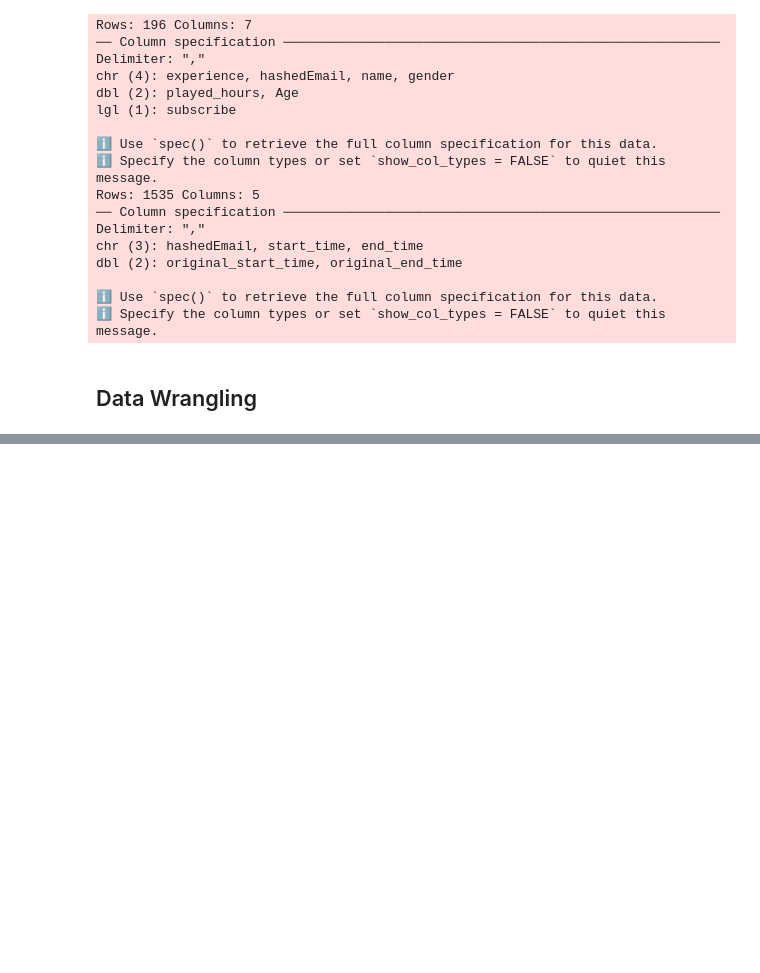
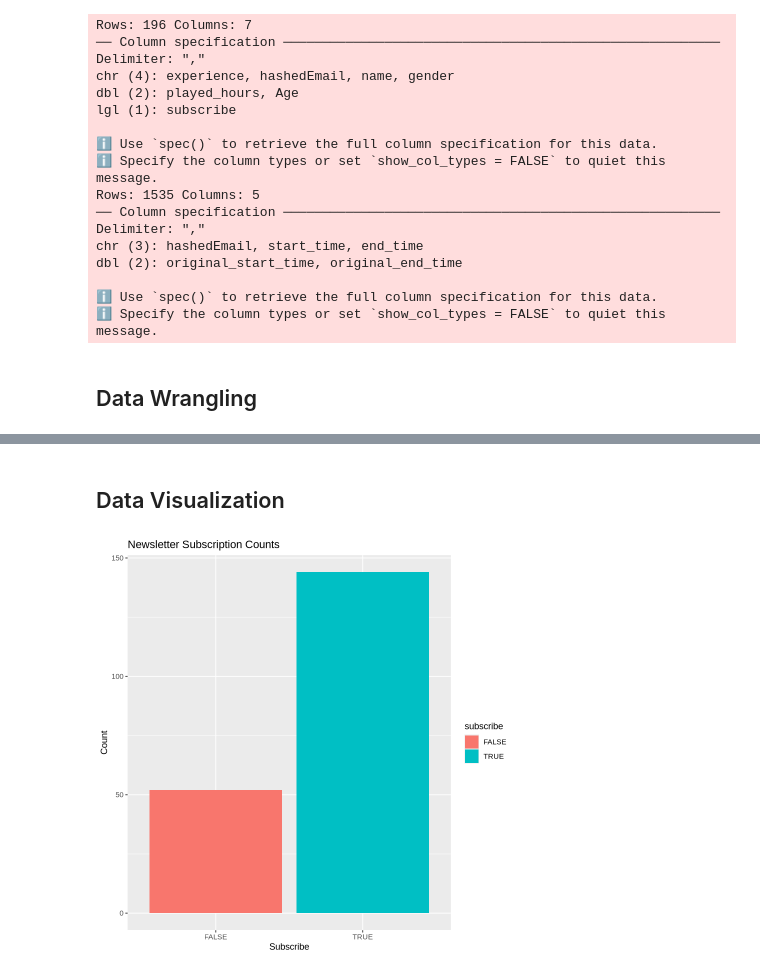
Before and after one commit to yoshiolives/dsci100-minecraft-project, a Jupyter notebook: project.ipynb, the cells around one changed output, grey strips where cells are left out. Saved outputs shown, nothing was run; the diff lists cells and outputs as text; code cells hidden in the pictures; blank space fills up the shorter version.

Commit message:
Data Visualization

```diff
--- a/project.ipynb
+++ b/project.ipynb
@@ -88,3 +68,11 @@ A tibble: 196 × 11
+# %% [markdown]
+## Data Visualization
 # %%
-#Join with Player Data
-player_join <-
+# Newsletter Subscription Counts
+sub_count <- players_merge |>
+    ggplot(aes(x = subscribe, fill = subscribe)) +
+    geom_bar() +
+    labs(x = "Subscribe", y = "Count", title = "Newsletter Subscription Counts")
+sub_count
+# %% [output]
+[figure, added]
```
Also changed, not shown: parts of 4 cells of this notebook.
